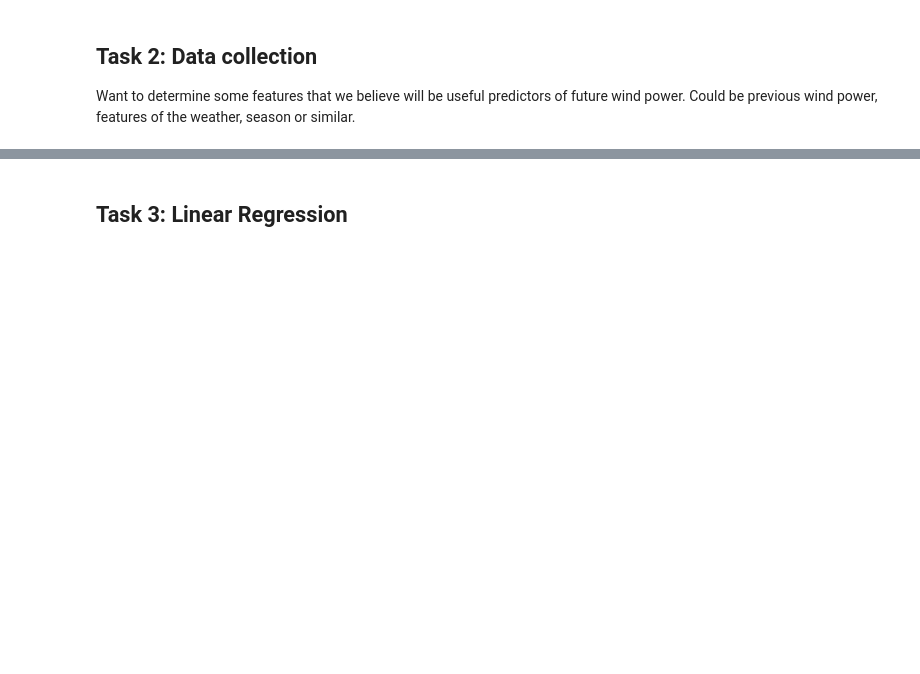
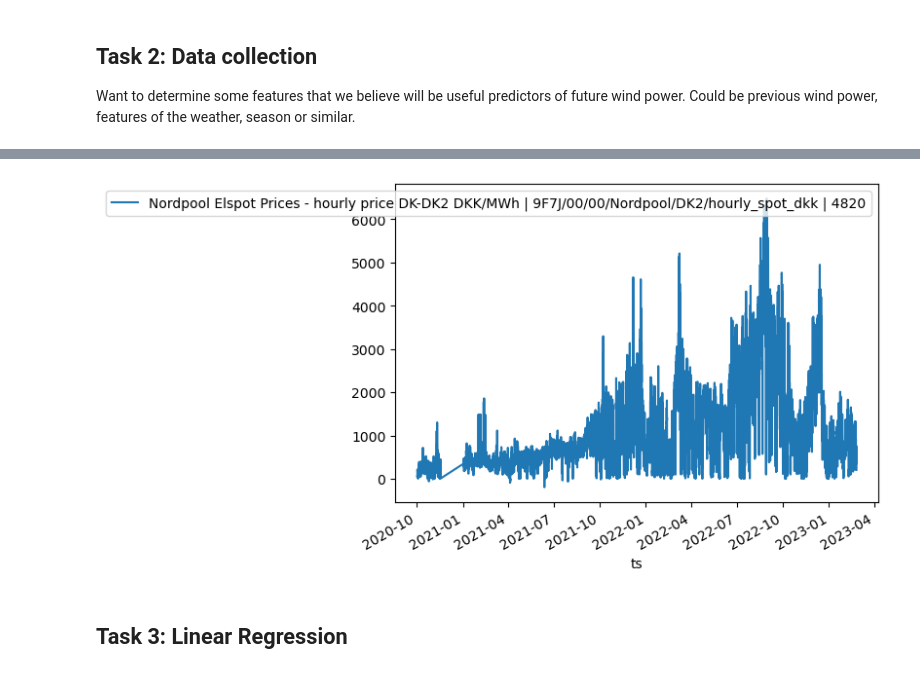
Before and after one commit to JacobSkaarup/46765_assignment1, a Jupyter notebook: main.ipynb, the cells around one changed output, grey strips where cells are left out. Cells and saved outputs as stored; diff of their text form; code cells hidden in the pictures; blank space fills up the shorter version.

```diff
--- a/main.ipynb
+++ b/main.ipynb
@@ -41,3 +98,11 @@ y_train, y_test = y[:split_index], y[split_index:]
+# %%
+prices = pd.read_csv('data/prices.csv', decimal=',')
+prices['ts'] = pd.to_datetime(prices['ts'])
+prices = prices.set_index('ts')
+prices.plot()
+plt.show()
+# %% [output]
+[figure, added]
 # %% [markdown]
 ## Task 3: Linear Regression
 # %%
```
Also changed, not shown: parts of 4 cells of this notebook.
